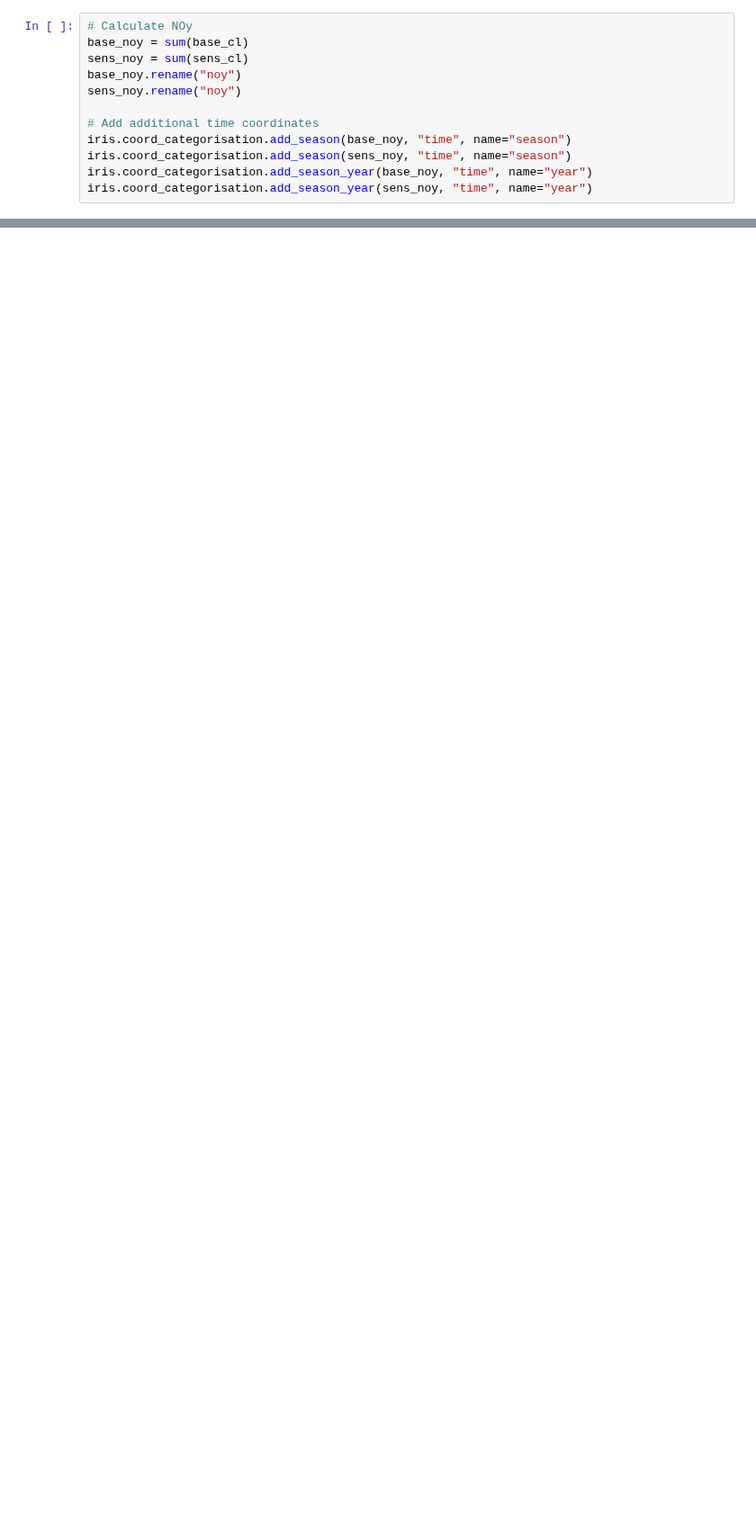
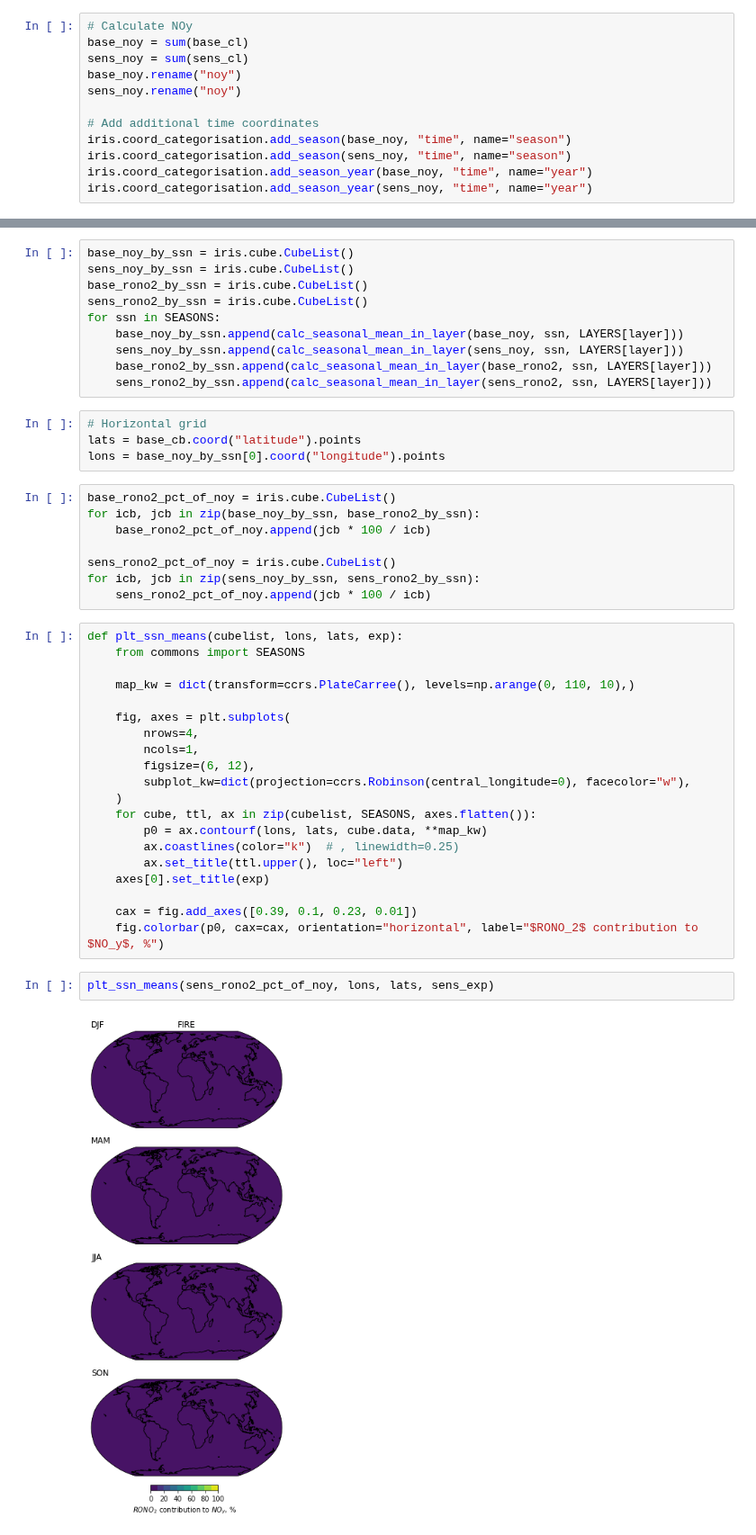
Before and after one commit to mzamyatina/phd_ukca, a Jupyter notebook: plt_xojn_rono2_in_noy.ipynb, the cells around one changed output, grey strips where cells are left out. Shown at 90% size. Drawn from its saved outputs; the diff is of its cells as text; blank space fills up the shorter version.

Commit message:
plot RONO2 contribution to NOy

```diff
--- a/plt_xojn_rono2_in_noy.ipynb
+++ b/plt_xojn_rono2_in_noy.ipynb
@@ -211,0 +95,46 @@ for iax in ax.flatten():
+# %%
+base_noy_by_ssn = iris.cube.CubeList()
+sens_noy_by_ssn = iris.cube.CubeList()
+base_rono2_by_ssn = iris.cube.CubeList()
+sens_rono2_by_ssn = iris.cube.CubeList()
+for ssn in SEASONS:
+    base_noy_by_ssn.append(calc_seasonal_mean_in_layer(base_noy, ssn, LAYERS[layer]))
+    sens_noy_by_ssn.append(calc_seasonal_mean_in_layer(sens_noy, ssn, LAYERS[layer]))
+    base_rono2_by_ssn.append(calc_seasonal_mean_in_layer(base_rono2, ssn, LAYERS[layer]))
+    sens_rono2_by_ssn.append(calc_seasonal_mean_in_layer(sens_rono2, ssn, LAYERS[layer]))
+# %%
+# Horizontal grid
+lats = base_cb.coord("latitude").points
+lons = base_noy_by_ssn[0].coord("longitude").points
+# %%
+base_rono2_pct_of_noy = iris.cube.CubeList()
+for icb, jcb in zip(base_noy_by_ssn, base_rono2_by_ssn):
+    base_rono2_pct_of_noy.append(jcb * 100 / icb)
+
+sens_rono2_pct_of_noy = iris.cube.CubeList()
+for icb, jcb in zip(sens_noy_by_ssn, sens_rono2_by_ssn):
+    sens_rono2_pct_of_noy.append(jcb * 100 / icb)
+# %%
+def plt_ssn_means(cubelist, lons, lats, exp):
+    from commons import SEASONS
+
+    map_kw = dict(transform=ccrs.PlateCarree(), levels=np.arange(0, 110, 10),)
+
+    fig, axes = plt.subplots(
+        nrows=4,
+        ncols=1,
+        figsize=(6, 12),
+        subplot_kw=dict(projection=ccrs.Robinson(central_longitude=0), facecolor="w"),
+    )
+    for cube, ttl, ax in zip(cubelist, SEASONS, axes.flatten()):
+        p0 = ax.contourf(lons, lats, cube.data, **map_kw)
+        ax.coastlines(color="k")  # , linewidth=0.25)
+        ax.set_title(ttl.upper(), loc="left")
+    axes[0].set_title(exp)
+
+    cax = fig.add_axes([0.39, 0.1, 0.23, 0.01])
+    fig.colorbar(p0, cax=cax, orientation="horizontal", label="$RONO_2$ contribution to $NO_y$, %")
+# %%
+plt_ssn_means(sens_rono2_pct_of_noy, lons, lats, sens_exp)
+# %% [output]
+[figure, added]
```
Also changed, not shown: parts of 12 cells of this notebook.
